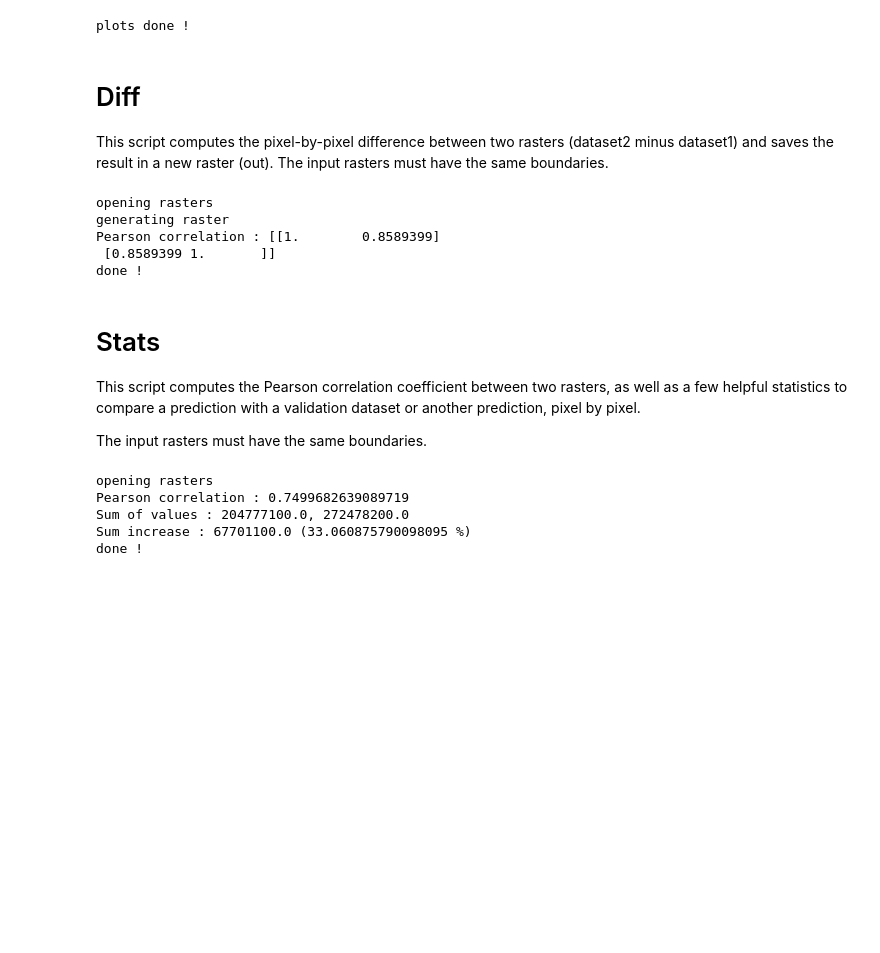
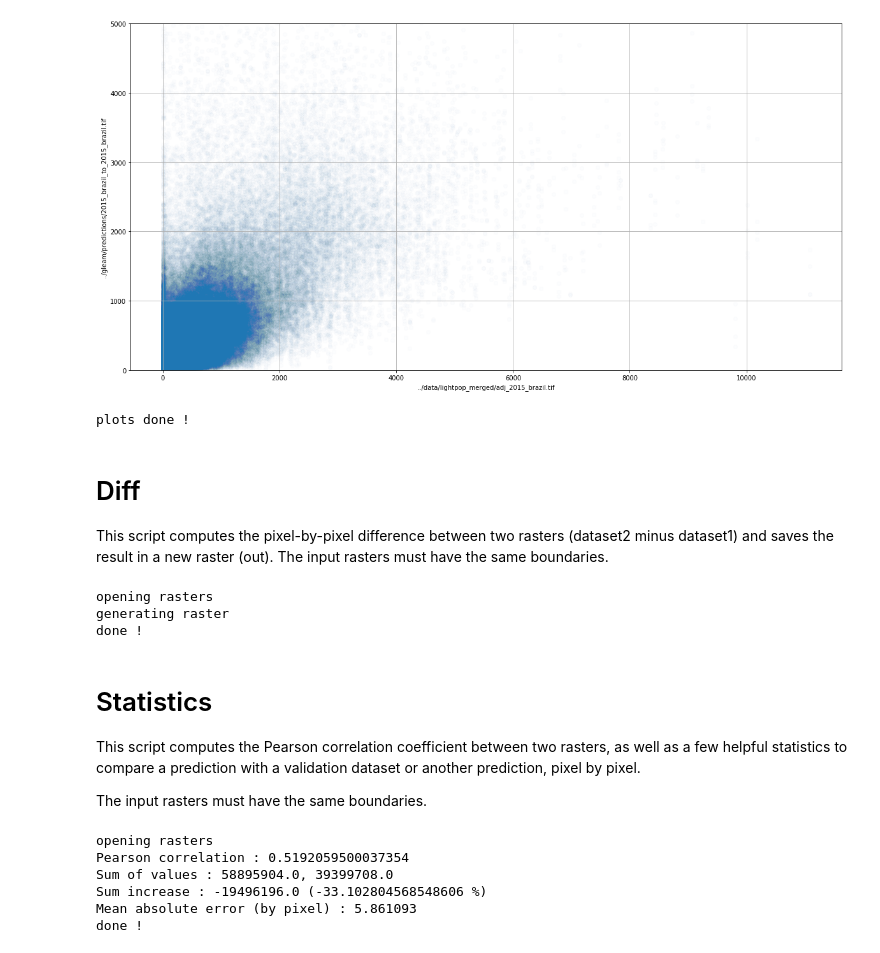
Before and after one commit to FontaineRiant/Gleam, a Jupyter notebook: rastercomparator/rastercomparator.ipynb, the cells around one changed output. Cells and saved outputs as stored; diff of their text form; code cells hidden in the pictures; blank space fills up the shorter version.

```diff
--- a/rastercomparator/rastercomparator.ipynb
+++ b/rastercomparator/rastercomparator.ipynb
@@ -11,51 +17,60 @@ Here's the expected result for Brazil in 2015 :
 # %%
 ## PARAMETERS ##
 logscale = False # might need too much free memory if using a big raster
+
+dataset1 = '../data/lightpop_merged/adj_2015_brazil.tif'
+band1 = 2
+
+dataset2 = '../gleam/predictions/2015_brazil_to_2015_brazil.tif'
+band2 = 1
+maxval = 5000  # max value for y axis to cut off outliers
+
 source = '../data/lightpop_merged/adj_2015_brazil.tif'
-oputput_name = '2015_brazil'
+oputput_path = "scatters/2015_brazil_vs_prediction.png"
 ################
 
 valuesX = []
 valuesY = []
 
-raster = rasterio.open(source)
-valuesX = raster.read(1)
-valuesY = raster.read(2)
+raster1 = rasterio.open(dataset1)
+raster2 = rasterio.open(dataset2)
 
-fig = plt.figure()
+valuesX = raster1.read(band1)
+valuesY = raster2.read(band2)
+
+fig = plt.figure(figsize=(20,10))
 ax1 = plt.subplot(1, 1, 1)
+ax1.set_ylim(0, maxval)
 
 if logscale:
     plt.xscale('log')
     plt.yscale('log')
 ax1.scatter(valuesX, valuesY, alpha=0.01)
-ax1.set(xlabel='Light from space', ylabel='Population')
+ax1.set(xlabel=dataset1, ylabel=dataset2)
 ax1.grid()
-
-if logscale:
-    fig.savefig("scatters/" + oputput_name + "_logscale.png")
-else:
-    fig.savefig("scatters/" + oputput_name + ".png")
+fig.savefig(oputput_path)
 
 valuesX, valuesY = None, None
 raster.close()
+plt.show()
 plt.close(fig)
 
-print('plots done !')
+print('done !')
 # %% [output]
+[figure, added]
 plots done !
 # %% [markdown]
 # Diff
 This script computes the pixel-by-pixel difference between two rasters (dataset2 minus dataset1) and saves the result in a new raster (out). The input rasters must have the same boundaries.
 # %%
 ## PARAMETERS ##
-dataset1 = '../data/lightrasters_noaa/2013_colombia.tif'
+dataset1 = '../gleam/predictions/2015_brazil_to_2013_brazil.tif'
 band1 = 1
 
-dataset2 = '../data/lightrasters_noaa/2017_colombia.tif'
+dataset2 = '../gleam/predictions/2015_brazil_to_2015_brazil.tif'
 band2 = 1
 
-out = '2013-2017_colombia.tif'
+out = 'diffs/brazil_pred_2013-2015.tif'
 ################
 
 print('opening rasters')
@@ -70,7 +85,7 @@ raster3 = raster2.read(band2) - raster1.read(band1)
 profile = raster1.profile
 profile.update(count=1)
 
-with rasterio.open('diffs' + out, 'w', **profile) as dst:
+with rasterio.open(out, 'w', **profile) as dst:
     dst.write(raster3.astype(rasterio.float32), 1)
 raster1.close()
 raster2.close()
@@ -79,41 +94,46 @@ print('done !')
 # %% [output]
 opening rasters
 generating raster
-Pearson correlation : [[1.        0.8589399]
- [0.8589399 1.       ]]
 done !
 # %% [markdown]
-# Stats
+# Statistics
 This script computes the Pearson correlation coefficient between two rasters, as well as a few helpful statistics to compare a prediction with a validation dataset or another prediction, pixel by pixel.
 
 The input rasters must have the same boundaries.
 # %%
 ## PARAMETERS ##
-dataset1 = '../data/lightpop_merged/adj_2015_brazil.tif'
+dataset1 = '../data/lightpop_merged/adj_2015_italy.tif'
 band1 = 2
 
-dataset2 = '../gleam/predictions/2015_brazil_to_2017_brazil.tif'
+dataset2 = '../gleam/predictions/test_usa_to_italy.tif'
 band2 = 1
 ################
 
 print('opening rasters')
 
-raster1 = rasterio.open(dataset1)
-raster2 = rasterio.open(dataset2)
+r1 = rasterio.open(dataset1)
+raster1 = r1.read(band1)
+r1.close()
+r2 = rasterio.open(dataset2)
+raster2 = r2.read(band2)
+r2.close()
 
-sum1 = np.sum(raster1.read(band1))
-sum2 = np.sum(raster2.read(band2))
+sum1 = np.sum(raster1)
+sum2 = np.sum(raster2)
 
-print('Pearson correlation : ' + str(np.corrcoef(raster1.read(band1).flatten(), raster2.read(band2).flatten())[0, 1]))
+print('Pearson correlation : ' + str(np.corrcoef(raster1.flatten(), raster2.flatten())[0, 1]))
 print('Sum of values : ' + str(sum1) + ', ' + str(sum2))
 print('Sum increase : ' + str(sum2 - sum1) + ' (' + str(100*(sum2 - sum1)/sum1) + ' %)')
+print('Mean absolute error (by pixel) : ' + str(mean_absolute_error(raster1.flatten(), raster2.flatten())))
 
-raster1.close()
-raster2.close()
+raster1 = None
+raster2 = None
+
 print('done !')
 # %% [output]
 opening rasters
-Pearson correlation : 0.7499682639089719
-Sum of values : 204777100.0, 272478200.0
-Sum increase : 67701100.0 (33.060875790098095 %)
+Pearson correlation : 0.5192059500037354
+Sum of values : 58895904.0, 39399708.0
+Sum increase : -19496196.0 (-33.102804568548606 %)
+Mean absolute error (by pixel) : 5.861093
 done !
```
Also changed, not shown: parts of 2 cells of this notebook, 19 other files.
